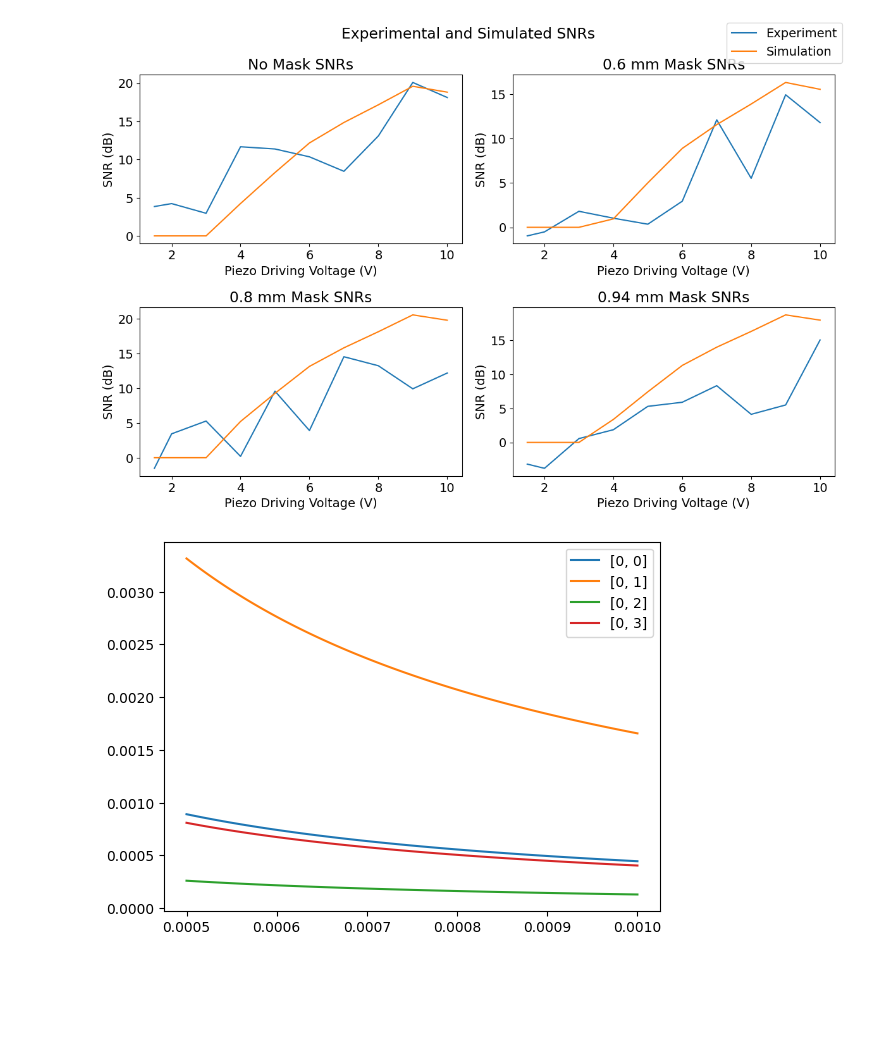
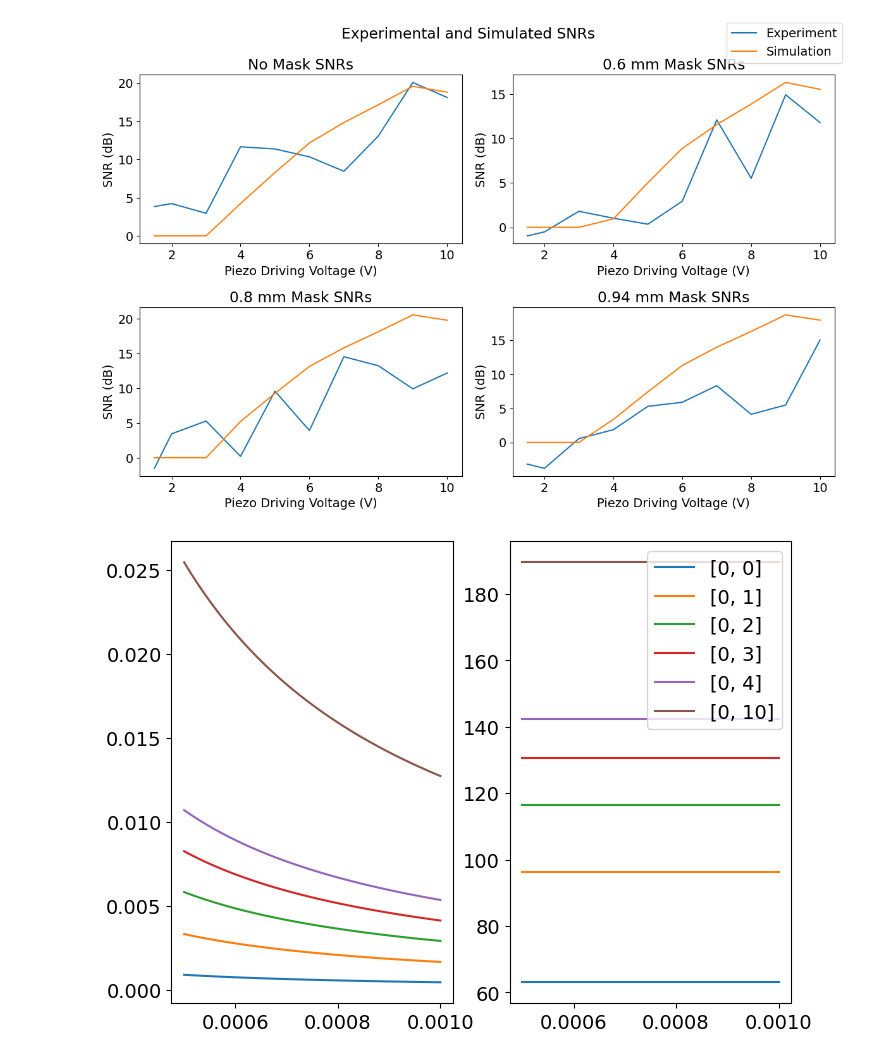
Before and after one commit to morrisonzach/fiber_optic_acoustics, a Jupyter notebook: report_graphs.ipynb, the cells around one changed output. Cells and saved outputs as stored; diff of their text form; code cells hidden in the pictures; blank space fills up the shorter version.

```diff
--- a/report_graphs.ipynb
+++ b/report_graphs.ipynb
@@ -761,36 +822,46 @@ def diffmap(mu, r, gap, mode, waist, w, targ_power, mux):
                     gap / 2.0, mode, waist, w, targ_power, muy = 0.0
                 )
             )
             return x_power * (grad_at_edge * w) * muy
 
     return jax.vmap(diff)(mu)
 
+fig, ax = plt.subplots(1, 2, figsize = (8, 6))
 gaps = np.linspace(0.5e-3, 1e-3, 100)
-modes = [[0, 0], [0, 1], [0, 2], [0, 3]]
+modes = [[0, 0], [0, 1], [0, 2], [0, 3], [0, 4], [0, 10]]
 gaps_diffs_waists = []
 for mode in modes:
     g_d = []
     for gap in gaps:
         if mode == [0, 0]:
             waist = gap
-        else:
+        if mode == [0, 1]:
             waist = gap / 2.134
+        if mode == [0, 2]:
+            waist = gap / (1.4414414414414414 * 2)
+        if mode == [0, 3]:
+            waist = gap / (1.7397397397397398 * 2)
+        if mode == [0, 4]:
+            waist = gap / (1.9963996399639965 * 2)
+        if mode == [0, 10]:
+            waist = gap / (3.133813381338134 * 2)
         targ_power = 20
         mux = 0
         amp = 0.46e-9
         z = 0
         w = waist * jnp.sqrt(1 + jnp.power(z / (jnp.pi * waist * 2 * 1 / 657e-9), 2))
         r = 5 * w
         p = targ_power / (lsum(0, r, gap, mode, waist, w, targ_power, mux) / targ_power)
         # print(p)
         # p = targ_power
         g_d.append([gap, diff(amp, r, gap, mode, waist, w, p, mux) - diff(-amp, r, gap, mode, waist, w, p, mux), p])
     gaps_diffs_waists.append(g_d)
     g_d = np.array(g_d)
-    plt.plot(g_d[:, 0], g_d[:, 1], label = f"{mode}")
+    ax[0].plot(g_d[:, 0], g_d[:, 1], label = f"{mode}")
+    ax[1].plot(g_d[:, 0], g_d[:, 2], label = f"{mode}")
 plt.legend()
 plt.show()
 # %% [output]
-[figure, old version]
+[figure, new version]
 # %%
 gaps_diffs_waists = np.array(gaps_diffs_waists)
```
Also changed, not shown: parts of 9 cells of this notebook, 8 other files.
